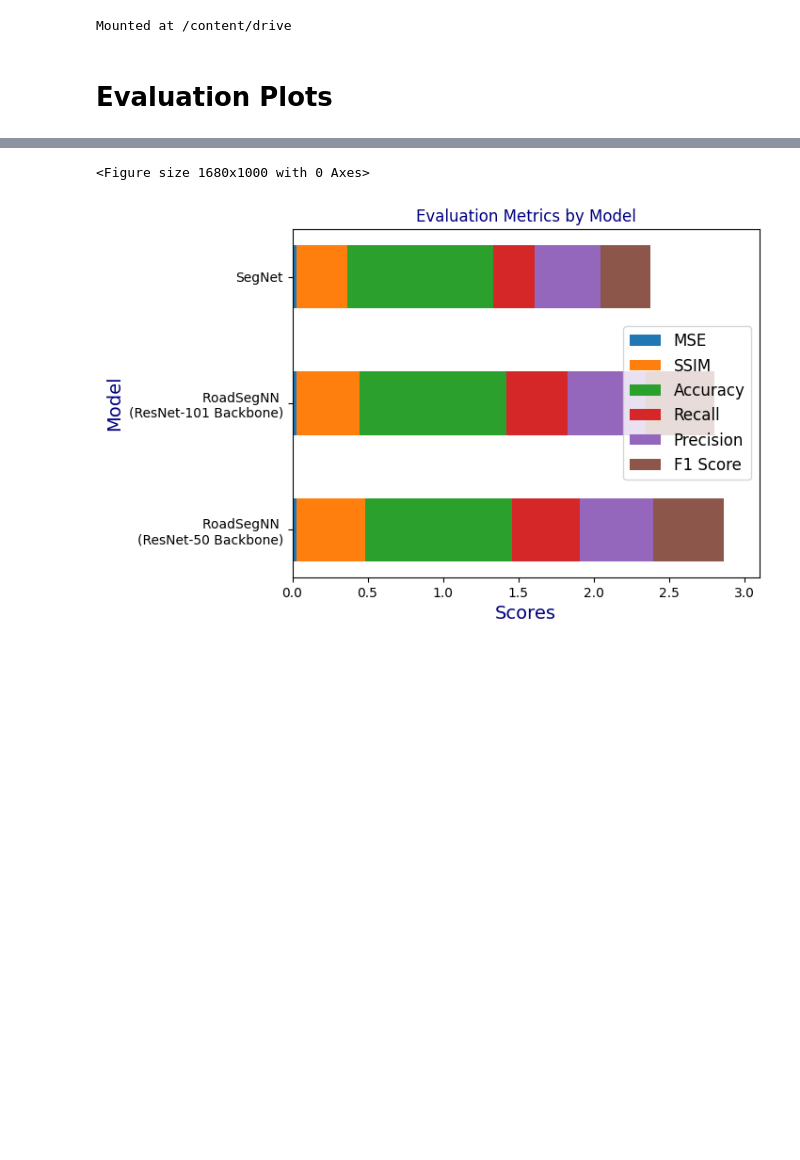
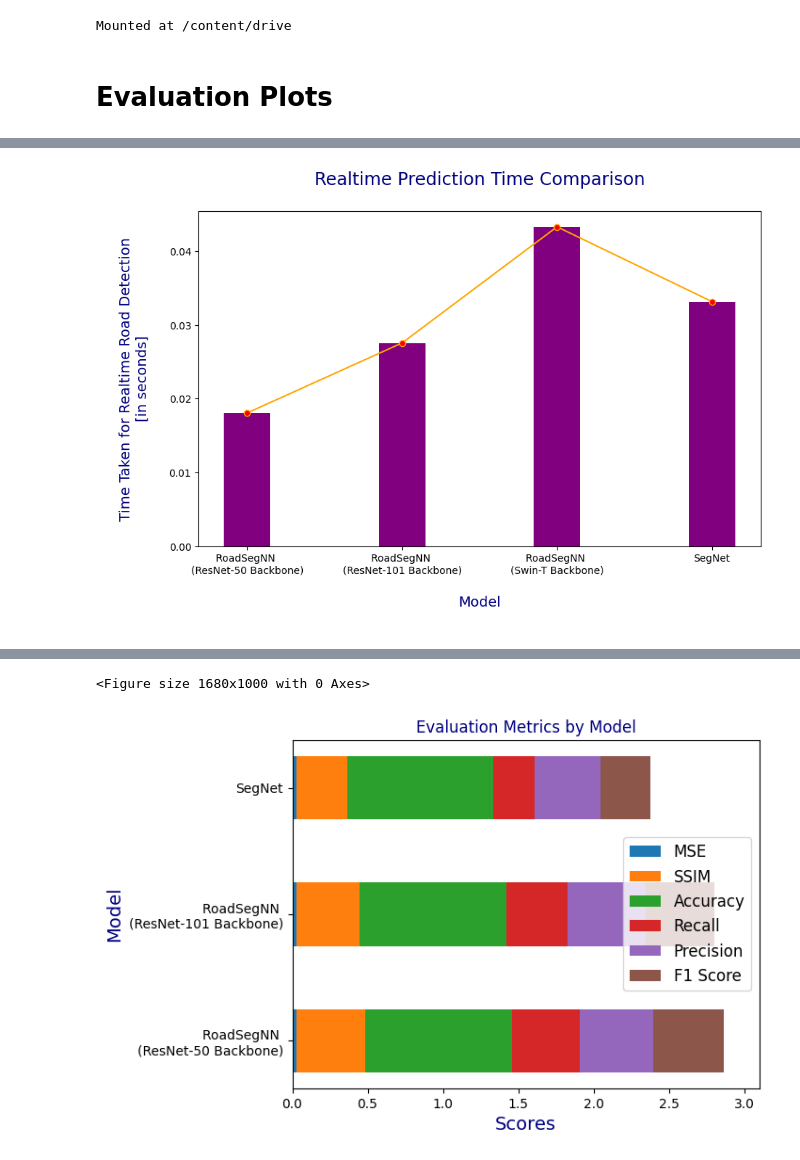
Before and after one commit to Subhadip02ghosh/Road-Detection-Binary-Segmentation, a Jupyter notebook: evaluation_metrics_plots.ipynb, the cells around one changed output, grey strips where cells are left out. Cells and saved outputs as stored; diff of their text form; code cells hidden in the pictures; blank space fills up the shorter version.

```diff
--- a/evaluation_metrics_plots.ipynb
+++ b/evaluation_metrics_plots.ipynb
@@ -164,0 +109,15 @@ plt.show()
+# %%
+# Plotting Time Taken (Realtime)
+plt.figure(figsize=(10, 6))
+width = 0.3
+plt.bar(index, time_taken_realtime, width, color='purple')
+plt.plot(index, time_taken_realtime, color='orange', marker='o', markerfacecolor='red')
+# plt.ylim(0, 0.055, 0.001)
+plt.title('Realtime Prediction Time Comparison\n', fontsize=17.5, color='navy')
+plt.xlabel('\nModel\n', fontsize=14, color='navy')
+plt.ylabel('\nTime Taken for Realtime Road Detection\n[in seconds]\n', fontsize=14, color='navy')
+plt.show()
+
+print()
+# %% [output]
+[figure, added]
```
Also changed, not shown: parts of 14 cells of this notebook.
